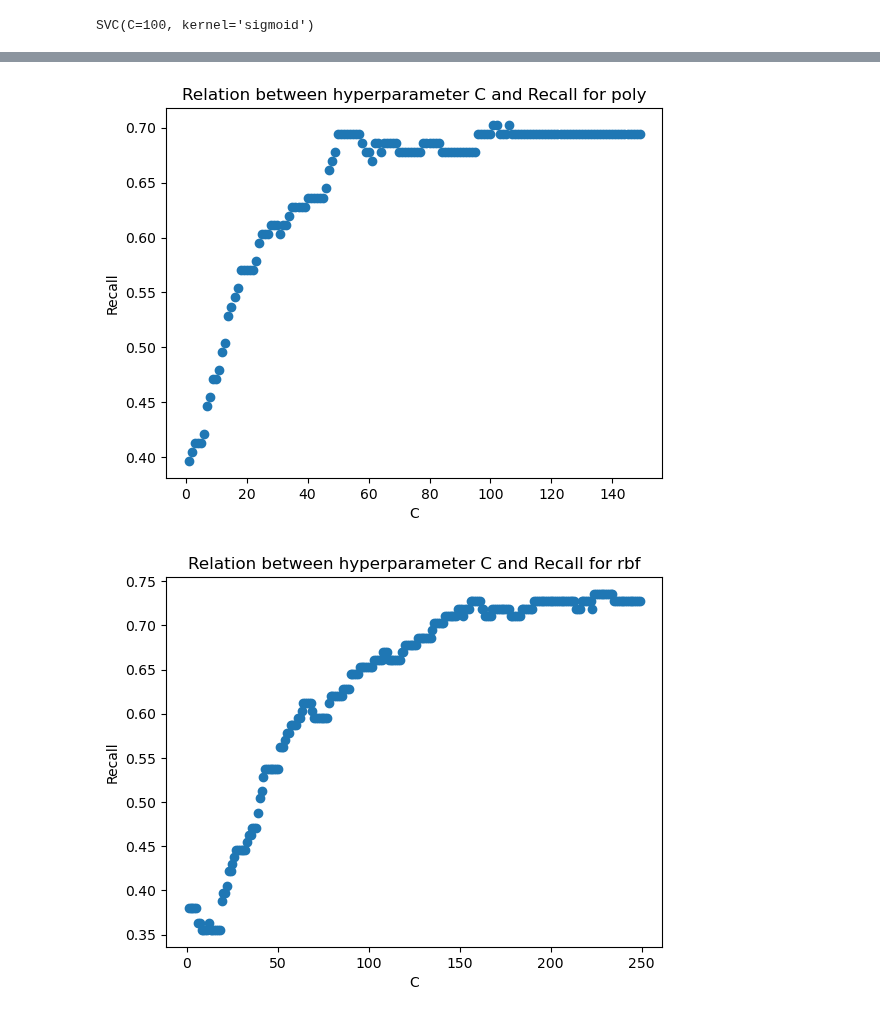
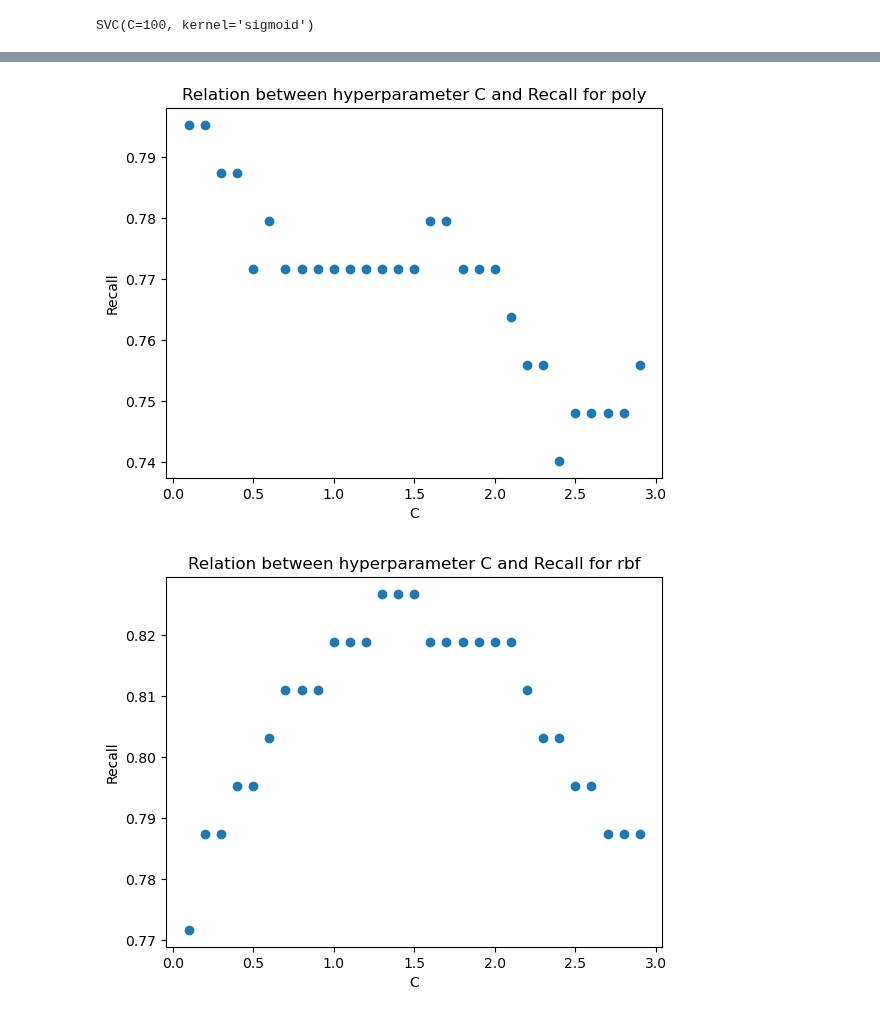
Before and after one commit to TheNoobGoda/ids-project, a Jupyter notebook: src/SVM.ipynb, the cells around one changed output, grey strips where cells are left out. Cells and saved outputs as stored; diff of their text form; code cells hidden in the pictures.

Commit message:
Final SVM version

```diff
--- a/src/SVM.ipynb
+++ b/src/SVM.ipynb
@@ -58,0 +11,6 @@ Array after: yes 590, no 590
+# %%
+# Importing the pre-processed version of the data and turnign the target variable into a binary variable
+df = pd.read_csv("preproc_data.csv")
+df = df.iloc[:, 1:]
+df['churn'] = df['churn'].map({'No': 0, 'Yes': 1})
+df.describe(include='all')
@@ -58,0 +27,4 @@ Array after: yes 590, no 590
+# %%
+# Separating the dependent from the independent variables
+X = df.drop('churn', axis=1).to_numpy()
+y = df.loc[:, 'churn'].to_numpy()
@@ -58,0 +33,16 @@ Array after: yes 590, no 590
+# %%
+# Apply undersampling to the imbalanced class
+
+Xtrain, Xtest, ytrain, ytest = train_test_split(X, y, test_size=0.2, random_state=42)
+
+count_no = np.sum(ytrain == 0)
+count_yes = np.sum(ytrain == 1)
+print(f"Array before: yes {count_yes}, no {count_no}")
+
+# Apply RandomUnderSampler to address class imbalance
+rus = RandomUnderSampler(random_state=42)
+Xtrain, ytrain = rus.fit_resample(Xtrain, ytrain)
+
+count_no = np.sum(ytrain == 0)
+count_yes = np.sum(ytrain == 1)
+print(f"Array after: yes {count_yes}, no {count_no}")
@@ -146,17 +150,21 @@ F1: 0.5309734513274337
 # %%
-def recall_testing(kernel, n):
-    recalls = [0] * n
+def recall_testing(kernel, n, div):
+    recalls = [0] * (n-1)
+    list = [*range(1, n)]
+    cValues = [x/div for x in list]
 
-    for i in range(1, n):
+    j = 0
+    for i in cValues:
         svmPoly = SVC(kernel=kernel, C=i)
         svmPoly.fit(Xtrain, ytrain)
 
         predictions = svmPoly.predict(Xtest)
         recall = metrics.recall_score(ytest, predictions)
 
-        recalls[i] = recall
+        recalls[j] = recall
+        j+=1
 
-    plt.scatter(list(range(1, n)), recalls[1:])
+    plt.scatter(cValues, recalls)
 
     plt.xlabel('C')
     plt.ylabel('Recall')
@@ -166,9 +178,9 @@ def recall_testing(kernel, n):
 # %%
-recall_testing('poly', 150)
+recall_testing('poly', 30, 10)
 # %% [output]
-[figure, old version]
+[figure, new version]
 # %%
-recall_testing('rbf', 250)
+recall_testing('rbf', 30, 10)
 # %% [output]
-[figure, old version]
+[figure, new version]
 # %%
```
Also changed, not shown: parts of 34 cells of this notebook.
